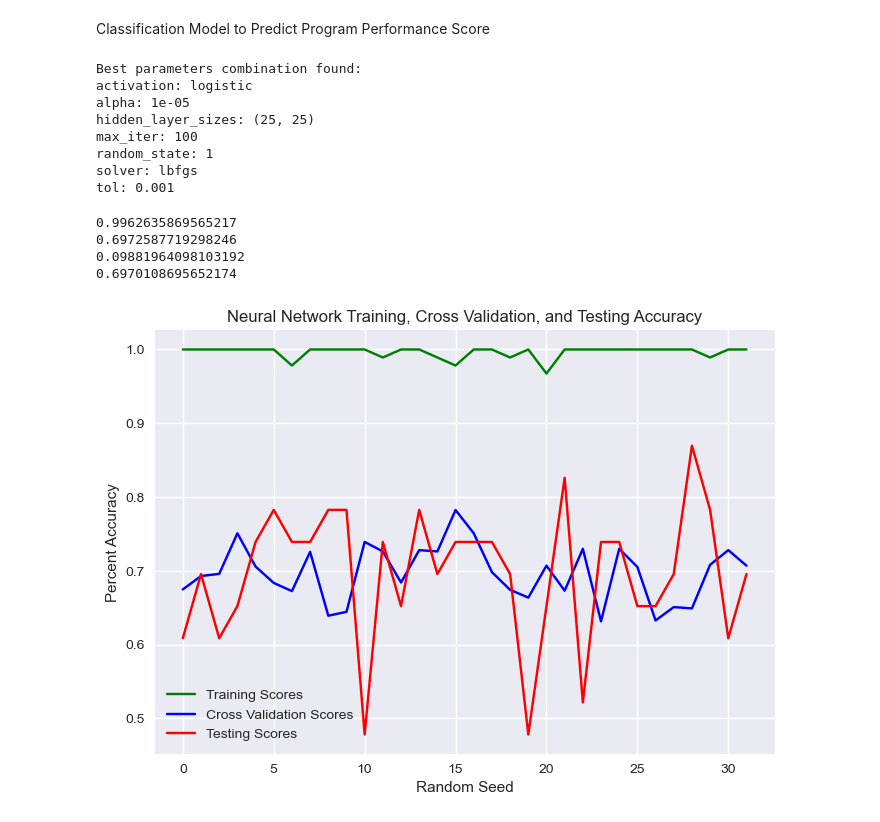
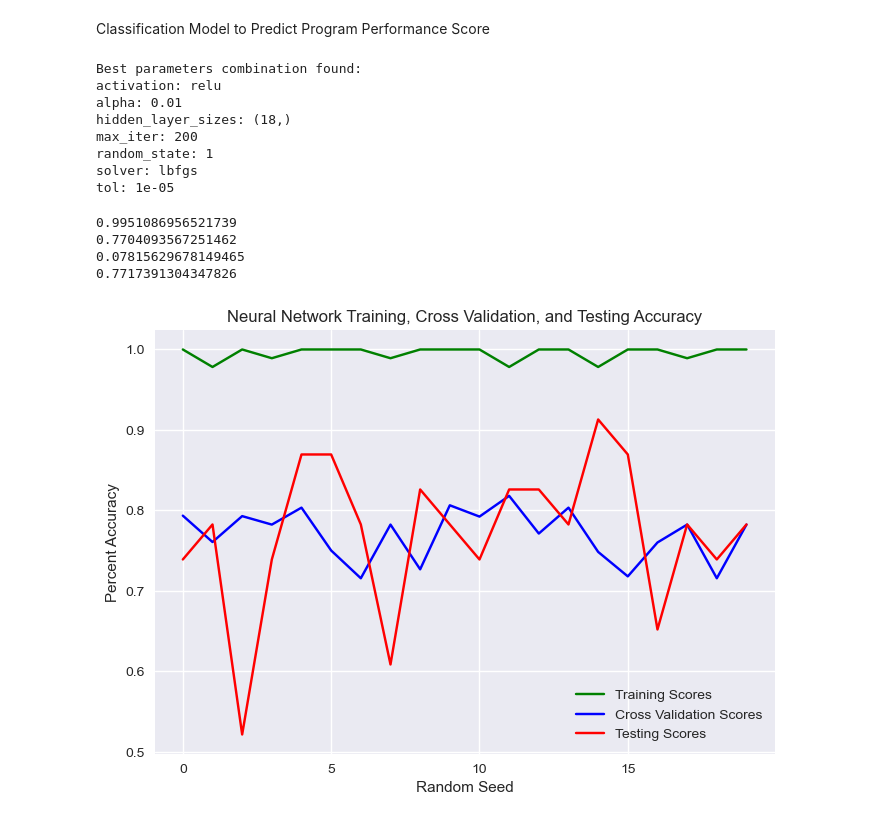
Before and after one commit to philipLutz/capstone-project, a Jupyter notebook: src/model.ipynb, the cells around one changed output. Cells and saved outputs as stored; diff of their text form; code cells hidden in the pictures.

```diff
--- a/src/model.ipynb
+++ b/src/model.ipynb
@@ -79,57 +79,58 @@ def plot_random_seed_runs(model, runs):
     return training_scores, cross_val_means, cross_val_standard_deviations, test_scores
 # %%
 NN_parameters = {
-    'hidden_layer_sizes': [(10, 10), (15, 15), (20, 20), (25, 25)],
+    'hidden_layer_sizes': [(10, 10), (15,), (16,), (17,), (18,), (20,), (20, 20)],
     'activation': ['logistic', 'tanh', 'relu'],
     'solver': ['lbfgs', 'sgd', 'adam'],
     'alpha': [0.00001, 0.0001, 0.001, 0.01],
-    'max_iter': [100, 200, 300, 400, 500],
+    'max_iter': [200, 300, 400, 500],
     'tol': [0.00001, 0.0001, 0.001, 0.01],
     'random_state': [1],
 }
 NN_best_parameters = get_best_model_parameters(MLPClassifier, x_scaled, y, 5, NN_parameters)
 # %% [output]
 Best parameters combination found:
-activation: logistic
-alpha: 1e-05
-hidden_layer_sizes: (25, 25)
-max_iter: 100
+activation: relu
+alpha: 0.01
+hidden_layer_sizes: (18,)
+max_iter: 200
 random_state: 1
 solver: lbfgs
-tol: 0.001
+tol: 1e-05
 # %%
 NN_best = MLPClassifier(
     activation=NN_best_parameters['activation'],
     alpha=NN_best_parameters['alpha'],
     hidden_layer_sizes=NN_best_parameters['hidden_layer_sizes'],
     solver=NN_best_parameters['solver'],
     max_iter=NN_best_parameters['max_iter'],
     tol=NN_best_parameters['tol'],
     random_state=NN_best_parameters['random_state'],
 )
 
-NN_training_scores, NN_cross_val_means, NN_cross_val_standard_deviations, NN_test_scores = plot_random_seed_runs(NN_best, 32)
+NN_training_scores, NN_cross_val_means, NN_cross_val_standard_deviations, NN_test_scores = plot_random_seed_runs(NN_best, 20)
 
 print(fmean(NN_training_scores))
 print(fmean(NN_cross_val_means))
 print(fmean(NN_cross_val_standard_deviations))
 print(fmean(NN_test_scores))
 
-random_seeds = [x for x in range(32)]
+random_seeds = [x for x in range(20)]
 
 plt.title('Neural Network Training, Cross Validation, and Testing Accuracy')
 plt.xlabel('Random Seed')
+plt.xticks(np.linspace(0, 20, 5))
 plt.ylabel('Percent Accuracy')
 plt.plot(random_seeds, NN_training_scores, color='green', label='Training Scores')
 plt.plot(random_seeds, NN_cross_val_means, color='blue', label='Cross Validation Scores')
 plt.plot(random_seeds, NN_test_scores, color='red', label='Testing Scores')
 plt.legend()
 plt.show()
 # %% [output]
-0.9962635869565217
-0.6972587719298246
-0.09881964098103192
-0.6970108695652174
+0.9951086956521739
+0.7704093567251462
+0.07815629678149465
+0.7717391304347826
-[figure, old version]
+[figure, new version]
 # %%
 LR_parameters = {
```
Also changed, not shown: parts of 6 cells of this notebook, 3 other files.
